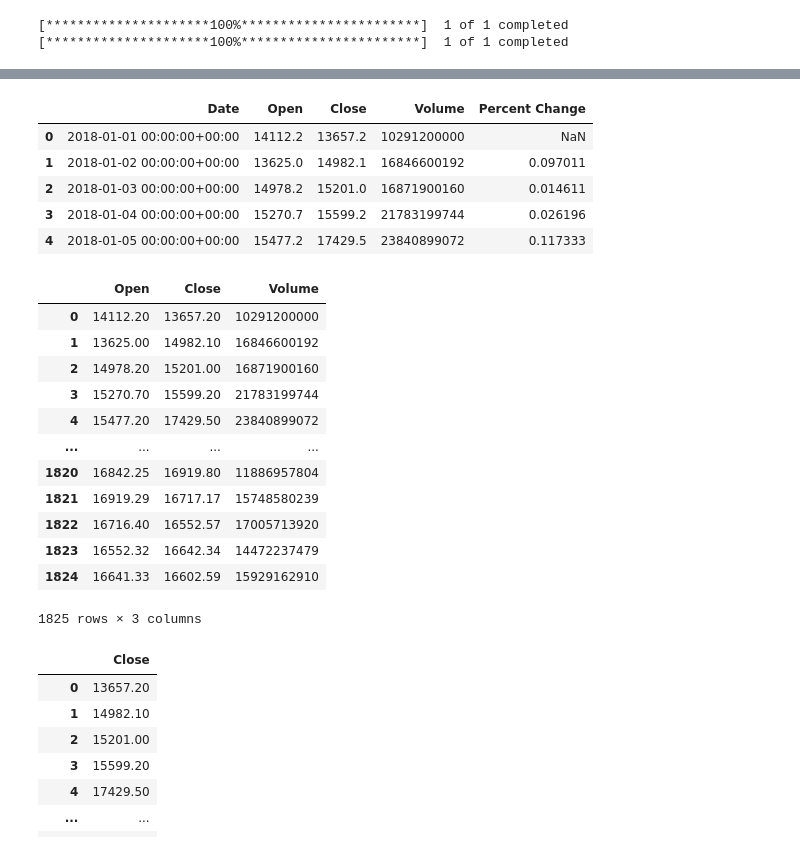
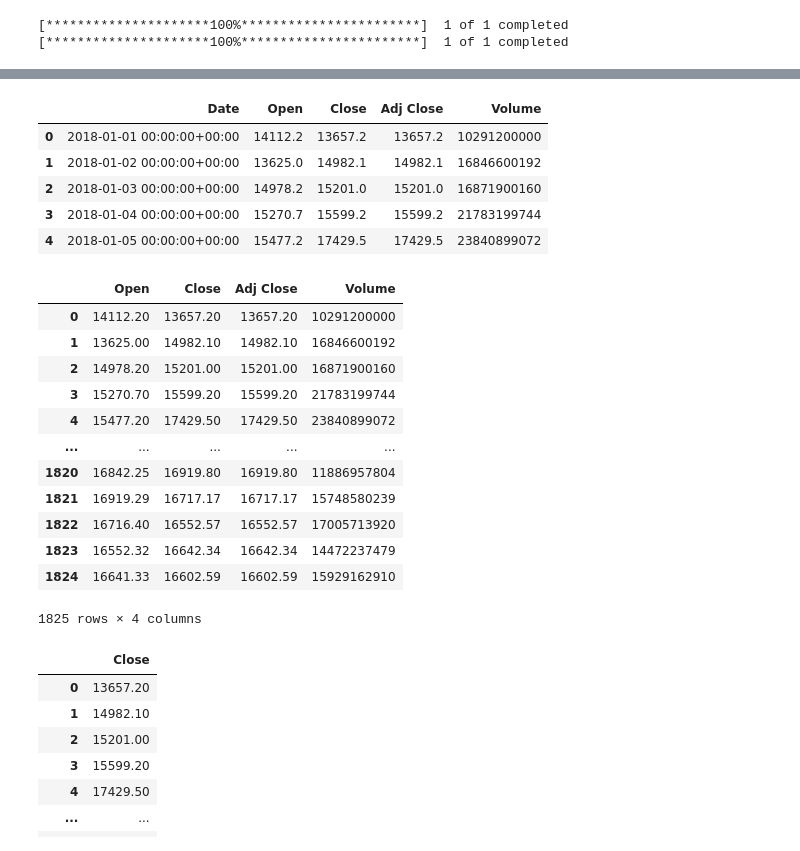
Before and after one commit to Olegreg762/Group_Project_2, a Jupyter notebook: BTC_ETH_predict.ipynb, the cells around one changed output, grey strips where cells are left out. Cells and saved outputs as stored; diff of their text form; code cells hidden in the pictures.

```diff
--- a/BTC_ETH_predict.ipynb
+++ b/BTC_ETH_predict.ipynb
@@ -36,10 +18,10 @@ Requirement already satisfied: pycparser in /usr/local/lib/python3.8/dist-packag
 # %%
-crypto_btc = yf.download(tickers='BTC-USD', start='2018-01-01', end='2022-12-31').drop(columns=['Adj Close', 'High', 'Low']).round(2).reset_index()
+crypto_btc = yf.download(tickers='BTC-USD', start='2018-01-01', end='2022-12-31').drop(columns=[ 'High', 'Low']).round(2).reset_index()
 crypto_eth = yf.download(tickers='ETH-USD', start='2018-01-01', end='2022-12-31').drop(columns=['Adj Close', 'High', 'Low']).round(2).reset_index()
 # %% [output]
 [*********************100%***********************]  1 of 1 completed
 [*********************100%***********************]  1 of 1 completed
 # %%
-crypto_btc['Percent Change'] = crypto_btc['Close'].pct_change()
-crypto_eth['Percent Change'] = crypto_eth['Close'].pct_change()
+#crypto_btc['Percent Change'] = crypto_btc['Close'].pct_change()
+#crypto_eth['Percent Change'] = crypto_eth['Close'].pct_change()
 # %%
@@ -54,29 +37,29 @@ btc_plot = crypto_btc.plot(
 # %%
 crypto_btc.head()
 # %% [output]
-|  | Date | Open | Close | Volume | Percent Change |
-| 0 | 2018-01-01 00:00:00+00:00 | 14112.2 | 13657.2 | 10291200000 | NaN |
-| 1 | 2018-01-02 00:00:00+00:00 | 13625.0 | 14982.1 | 16846600192 | 0.097011 |
-| 2 | 2018-01-03 00:00:00+00:00 | 14978.2 | 15201.0 | 16871900160 | 0.014611 |
-| 3 | 2018-01-04 00:00:00+00:00 | 15270.7 | 15599.2 | 21783199744 | 0.026196 |
-| 4 | 2018-01-05 00:00:00+00:00 | 15477.2 | 17429.5 | 23840899072 | 0.117333 |
+|  | Date | Open | Close | Adj Close | Volume |
+| 0 | 2018-01-01 00:00:00+00:00 | 14112.2 | 13657.2 | 13657.2 | 10291200000 |
+| 1 | 2018-01-02 00:00:00+00:00 | 13625.0 | 14982.1 | 14982.1 | 16846600192 |
+| 2 | 2018-01-03 00:00:00+00:00 | 14978.2 | 15201.0 | 15201.0 | 16871900160 |
+| 3 | 2018-01-04 00:00:00+00:00 | 15270.7 | 15599.2 | 15599.2 | 21783199744 |
+| 4 | 2018-01-05 00:00:00+00:00 | 15477.2 | 17429.5 | 17429.5 | 23840899072 |
 # %%
-X = crypto_btc.drop(columns=['Date','Percent Change'])
+X = crypto_btc.drop(columns=['Date'])
 X
 # %% [output]
-|  | Open | Close | Volume |
-| 0 | 14112.20 | 13657.20 | 10291200000 |
-| 1 | 13625.00 | 14982.10 | 16846600192 |
-| 2 | 14978.20 | 15201.00 | 16871900160 |
-| 3 | 15270.70 | 15599.20 | 21783199744 |
-| 4 | 15477.20 | 17429.50 | 23840899072 |
-| ... | ... | ... | ... |
-| 1820 | 16842.25 | 16919.80 | 11886957804 |
-| 1821 | 16919.29 | 16717.17 | 15748580239 |
-| 1822 | 16716.40 | 16552.57 | 17005713920 |
-| 1823 | 16552.32 | 16642.34 | 14472237479 |
-| 1824 | 16641.33 | 16602.59 | 15929162910 |
+|  | Open | Close | Adj Close | Volume |
+| 0 | 14112.20 | 13657.20 | 13657.20 | 10291200000 |
+| 1 | 13625.00 | 14982.10 | 14982.10 | 16846600192 |
+| 2 | 14978.20 | 15201.00 | 15201.00 | 16871900160 |
+| 3 | 15270.70 | 15599.20 | 15599.20 | 21783199744 |
+| 4 | 15477.20 | 17429.50 | 17429.50 | 23840899072 |
+| ... | ... | ... | ... | ... |
+| 1820 | 16842.25 | 16919.80 | 16919.80 | 11886957804 |
+| 1821 | 16919.29 | 16717.17 | 16717.17 | 15748580239 |
+| 1822 | 16716.40 | 16552.57 | 16552.57 | 17005713920 |
+| 1823 | 16552.32 | 16642.34 | 16642.34 | 14472237479 |
+| 1824 | 16641.33 | 16602.59 | 16602.59 | 15929162910 |
-1825 rows × 3 columns
+1825 rows × 4 columns
 # %%
 y = crypto_btc[['Close']]
 y
```
Also changed, not shown: parts of 5 cells of this notebook.
